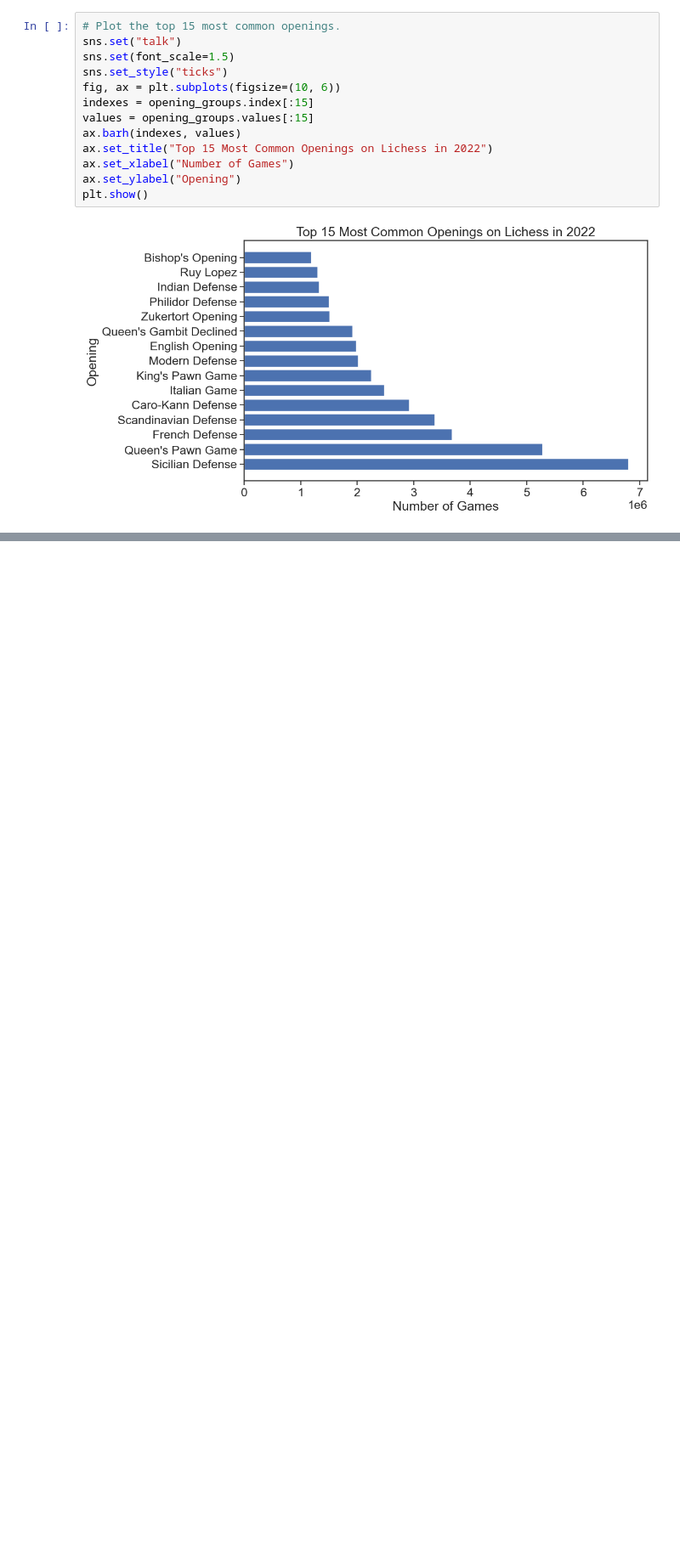
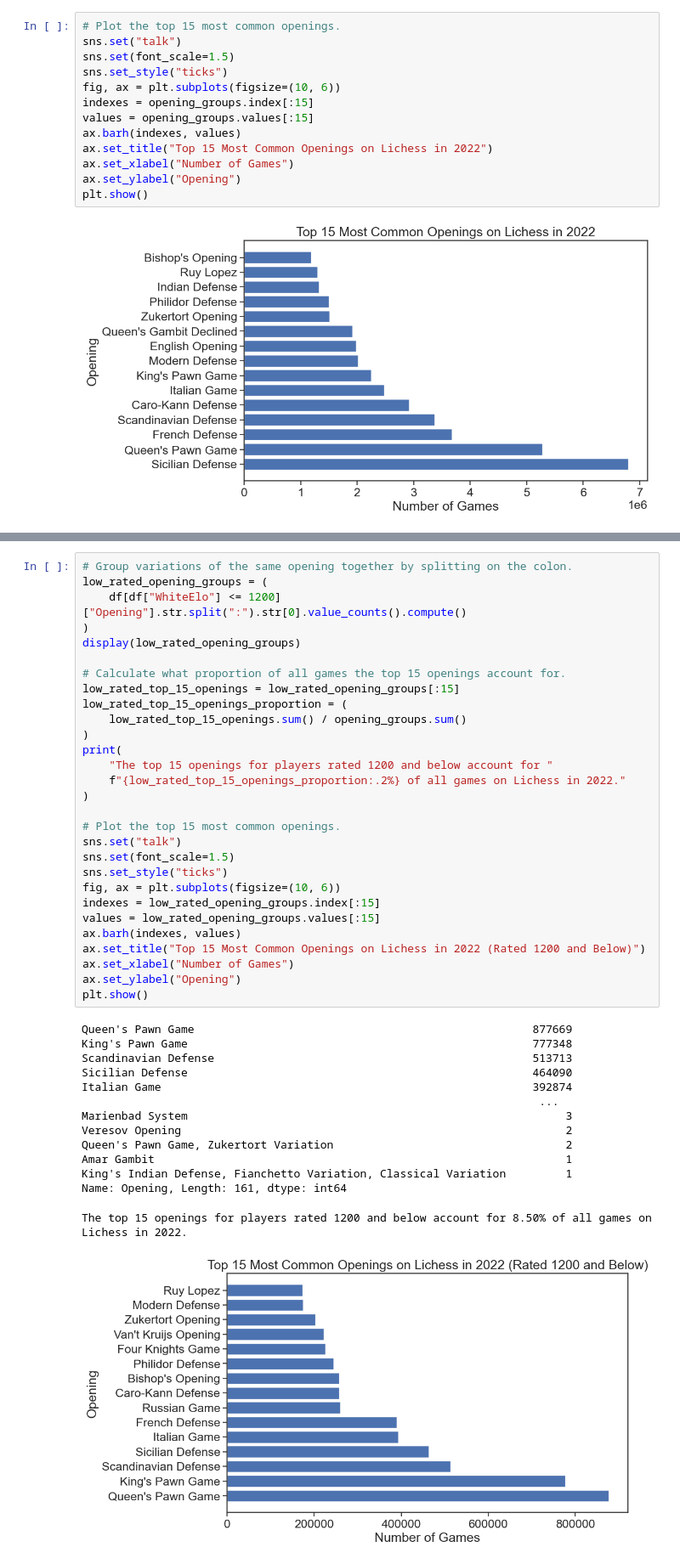
Before and after one commit to IsaacCheng9/machine-learning-in-chess, a Jupyter notebook: src/analyse_csv_data.ipynb, the cells around one changed output, grey strips where cells are left out. Shown at 85% size. Cells and saved outputs as stored; diff of their text form; blank space fills up the shorter version.

```diff
--- a/src/analyse_csv_data.ipynb
+++ b/src/analyse_csv_data.ipynb
@@ -291,0 +393,44 @@ plt.show()
+# %%
+# Group variations of the same opening together by splitting on the colon.
+low_rated_opening_groups = (
+    df[df["WhiteElo"] <= 1200]["Opening"].str.split(":").str[0].value_counts().compute()
+)
+display(low_rated_opening_groups)
+
+# Calculate what proportion of all games the top 15 openings account for.
+low_rated_top_15_openings = low_rated_opening_groups[:15]
+low_rated_top_15_openings_proportion = (
+    low_rated_top_15_openings.sum() / opening_groups.sum()
+)
+print(
+    "The top 15 openings for players rated 1200 and below account for "
+    f"{low_rated_top_15_openings_proportion:.2%} of all games on Lichess in 2022."
+)
+
+# Plot the top 15 most common openings.
+sns.set("talk")
+sns.set(font_scale=1.5)
+sns.set_style("ticks")
+fig, ax = plt.subplots(figsize=(10, 6))
+indexes = low_rated_opening_groups.index[:15]
+values = low_rated_opening_groups.values[:15]
+ax.barh(indexes, values)
+ax.set_title("Top 15 Most Common Openings on Lichess in 2022 (Rated 1200 and Below)")
+ax.set_xlabel("Number of Games")
+ax.set_ylabel("Opening")
+plt.show()
+# %% [output]
+Queen's Pawn Game                                                   877669
+King's Pawn Game                                                    777348
+Scandinavian Defense                                                513713
+Sicilian Defense                                                    464090
+Italian Game                                                        392874
+                                                                     ...
+Marienbad System                                                         3
+Veresov Opening                                                          2
+Queen's Pawn Game, Zukertort Variation                                   2
+Amar Gambit                                                              1
+King's Indian Defense, Fianchetto Variation, Classical Variation         1
+Name: Opening, Length: 161, dtype: int64
+The top 15 openings for players rated 1200 and below account for 8.50% of all games on Lichess in 2022.
+[figure, added]
```
Also changed, not shown: parts of 10 cells of this notebook.
